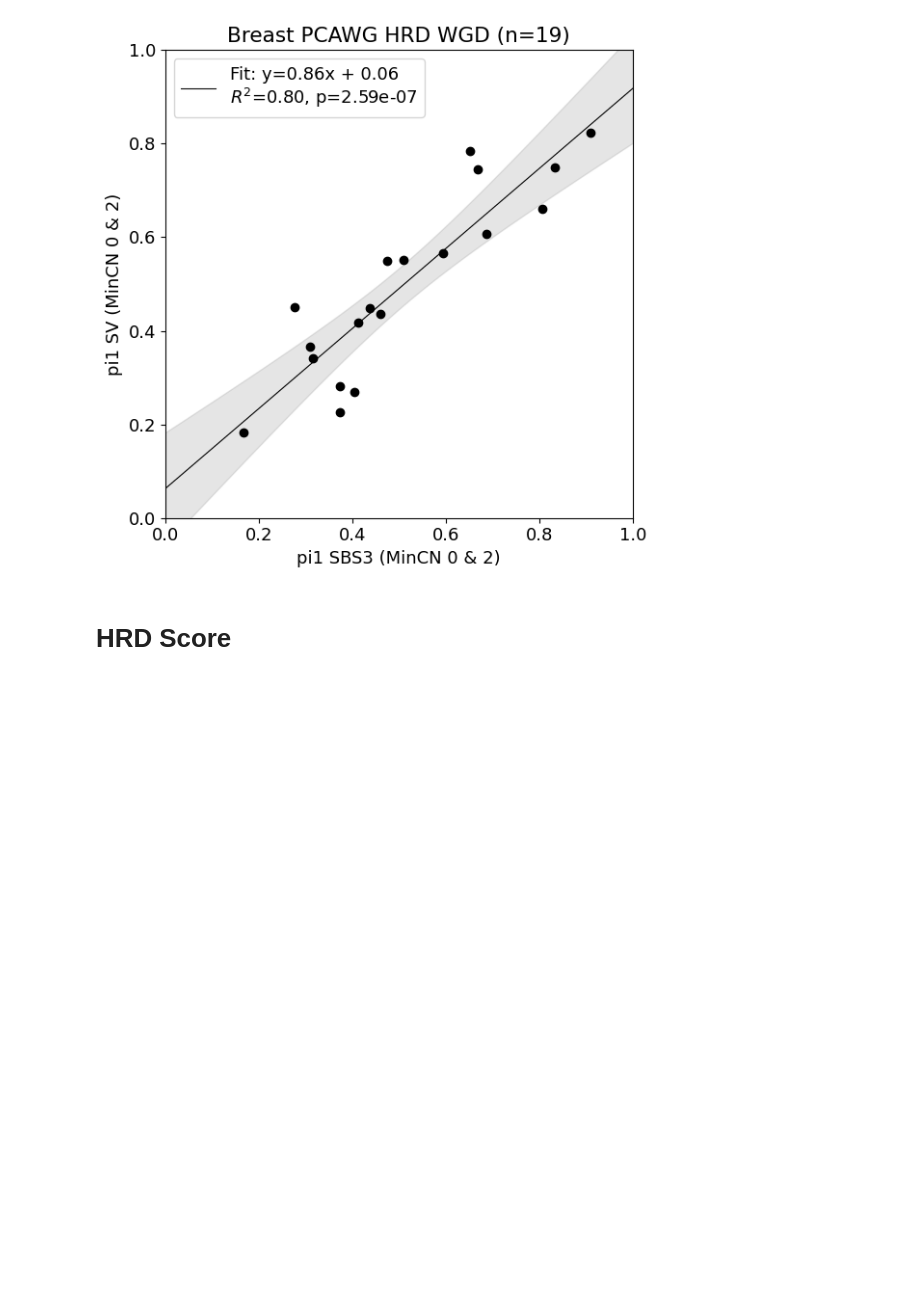
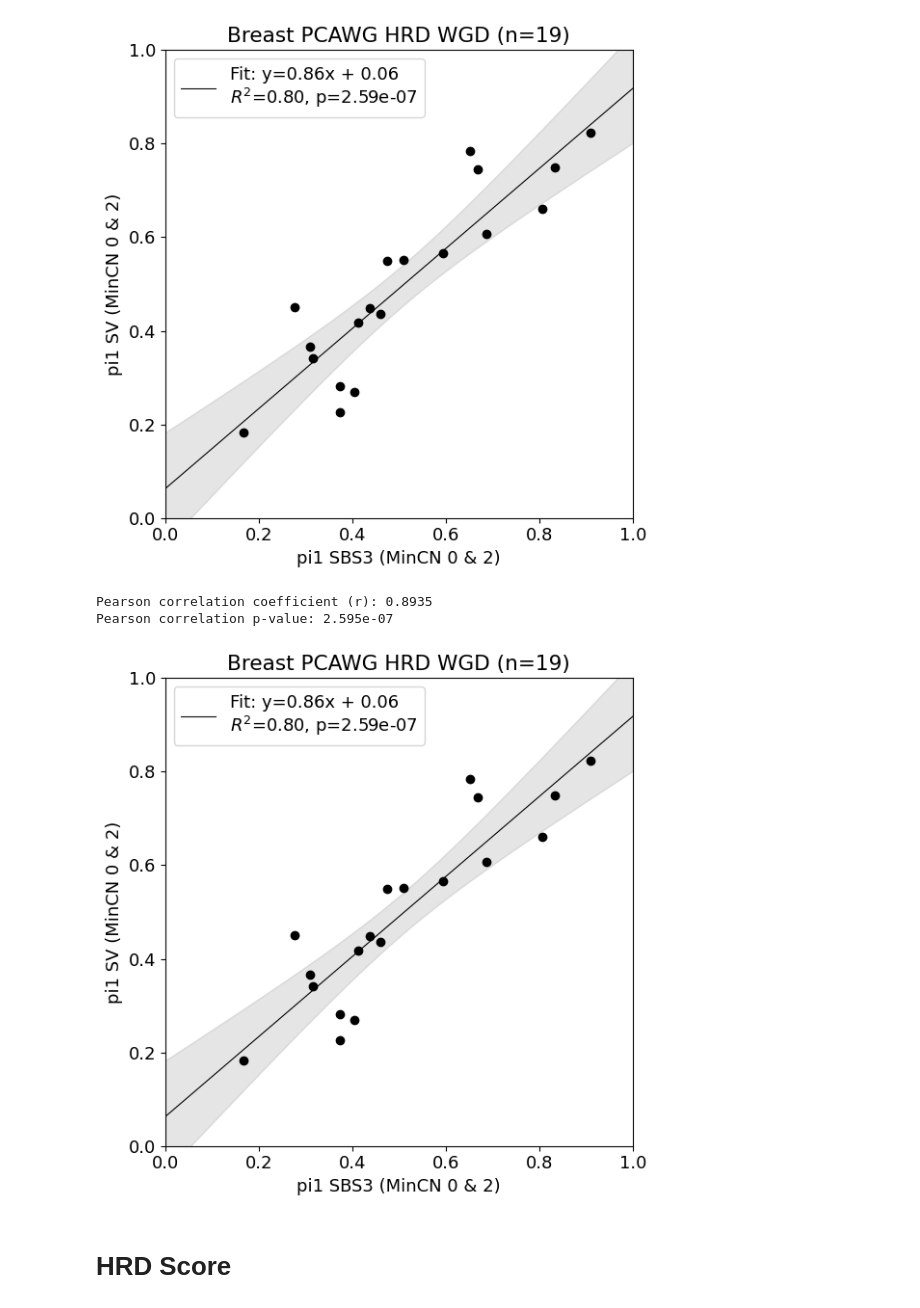
Before and after one commit to michandreop/HRDTimer, a Jupyter notebook: notebooks/raw_analysis/PCAWG_SVs.ipynb, the cells around one changed output. Drawn from its saved outputs; the diff is of its cells as text; code cells hidden in the pictures; blank space fills up the shorter version.

Commit message:
Updates to notebook outputs

```diff
--- a/notebooks/raw_analysis/PCAWG_SVs.ipynb
+++ b/notebooks/raw_analysis/PCAWG_SVs.ipynb
@@ -12,7 +12,7 @@ timing_data = pd.read_csv("../../data/output/All_data_Jun11.csv")
 sample_ids = timing_data[timing_data['cohort'] == 'PCAWG']['ID'].tolist()
 
 # Replace this with the actual path to the PCAWG Breast SVs
-PCAWG_HRD_WGD_SVs = pd.read_csv("../../HRDTimer_Analysis/PCAWG_Breast_SV_data_v3.csv")
+PCAWG_HRD_WGD_SVs = pd.read_csv("../../data/input/PCAWG_Breast_SV_data_v3.csv")
 PCAWG_HRD_WGD_SVs = PCAWG_HRD_WGD_SVs[['aliquot_id','minorCN_0_CNstep_1', 'minorCN_0_CNstep_2', 'minorCN_1_CNstep_1', 'minorCN_1_CNstep_2', 'minorCN_2_CNstep_1', 'minorCN_2_CNstep_2']]
 PCAWG_HRD_WGD_SVs.rename(columns={'aliquot_id': 'ID'}, inplace=True)
 PCAWG_HRD_WGD_SVs = PCAWG_HRD_WGD_SVs[PCAWG_HRD_WGD_SVs['ID'].isin(sample_ids)]
@@ -213,6 +213,55 @@ plt.savefig("../../data/output/output_plots/pi1_SV_pi1_SBS3_20_22.pdf", format='
 plt.show()
 # %% [output]
 [figure]
+# %%
+import matplotlib.pyplot as plt
+import numpy as np
+import statsmodels.api as sm
+from scipy.stats import pearsonr  # <-- Add this
+
+plt.figure(figsize=(6, 6))
+plt.rcParams.update({'font.size': 13, 'pdf.fonttype': 42})
+
+x_clean = plot_df['pi1_SBS3_weighted_0_2'].values
+y_clean = plot_df['pi1_SV_weighted_avg'].values
+
+# ---- Pearson correlation + p-value ----
+pearson_r, pearson_p = pearsonr(x_clean, y_clean)
+print(f"Pearson correlation coefficient (r): {pearson_r:.4f}")
+print(f"Pearson correlation p-value: {pearson_p:.4g}")
+
+plt.scatter(x_clean, y_clean, color='k', alpha=1, zorder=20)
+
+# Fit linear regression
+X = sm.add_constant(x_clean)
+model = sm.OLS(y_clean, X)
+results = model.fit()
+
+# Prediction + CI
+x_pred = np.linspace(0, 1, 100)
+X_pred = sm.add_constant(x_pred)
+predictions = results.get_prediction(X_pred)
+pred_summary = predictions.summary_frame(alpha=0.05)
+
+# Plot line + CI
+plt.plot(x_pred, pred_summary['mean'], 'k-', linewidth=0.8,
+         label=f'Fit: y={results.params[1]:.2f}x + {results.params[0]:.2f}\n'
+               f'$R^2$={results.rsquared:.2f}, p={results.pvalues[1]:.3g}')
+plt.fill_between(x_pred, pred_summary['mean_ci_lower'], pred_summary['mean_ci_upper'], color='grey', alpha=0.2)
+
+plt.xlabel('pi1 SBS3 (MinCN 0 & 2)')
+plt.ylabel('pi1 SV (MinCN 0 & 2)')
+plt.title(f'Breast PCAWG HRD WGD (n={len(plot_df)})')
+plt.legend()
+plt.ylim(0, 1)
+plt.xlim(0, 1)
+plt.tight_layout()
+#plt.savefig("../../data/output/output_plots/pi1_SV_pi1_SBS3_20_22.pdf", format='pdf', bbox_inches='tight')
+plt.show()
+# %% [output]
+Pearson correlation coefficient (r): 0.8935
+Pearson correlation p-value: 2.595e-07
+[figure, added]
 # %% [markdown]
 # HRD Score
 # %%
```
Also changed, not shown: parts of 2 cells of this notebook, 3 other files.
